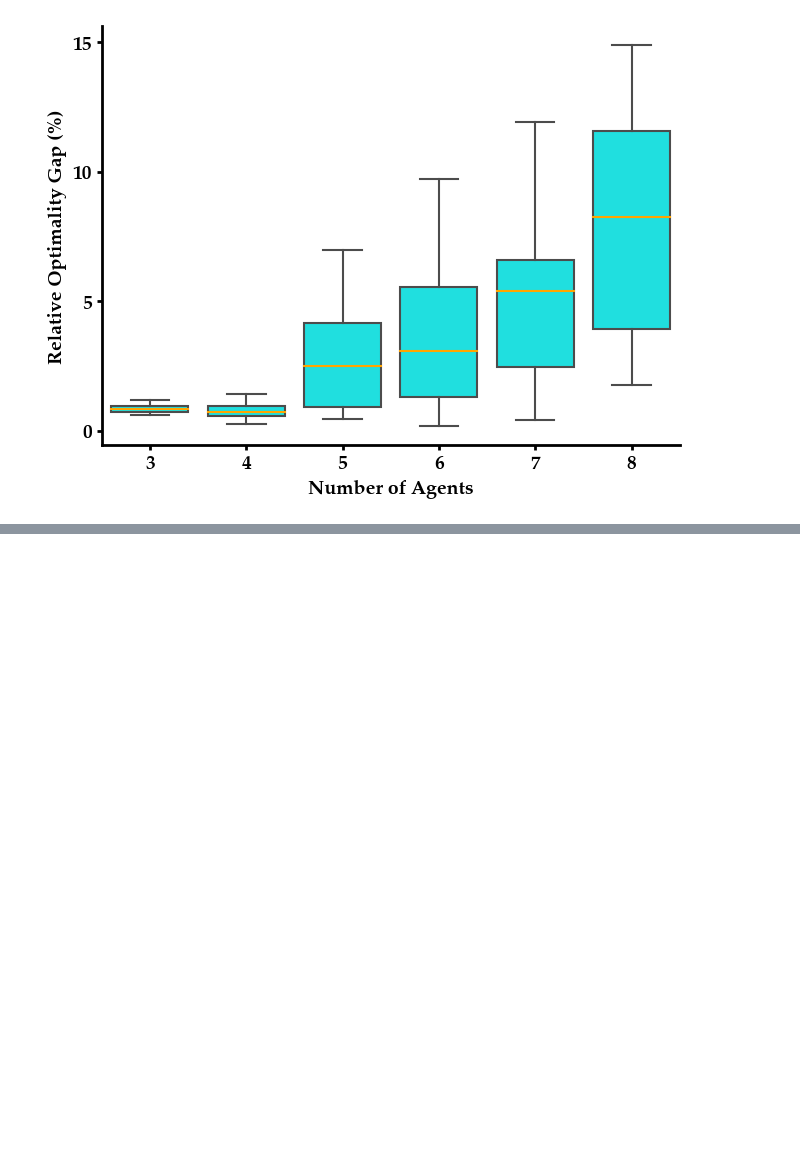
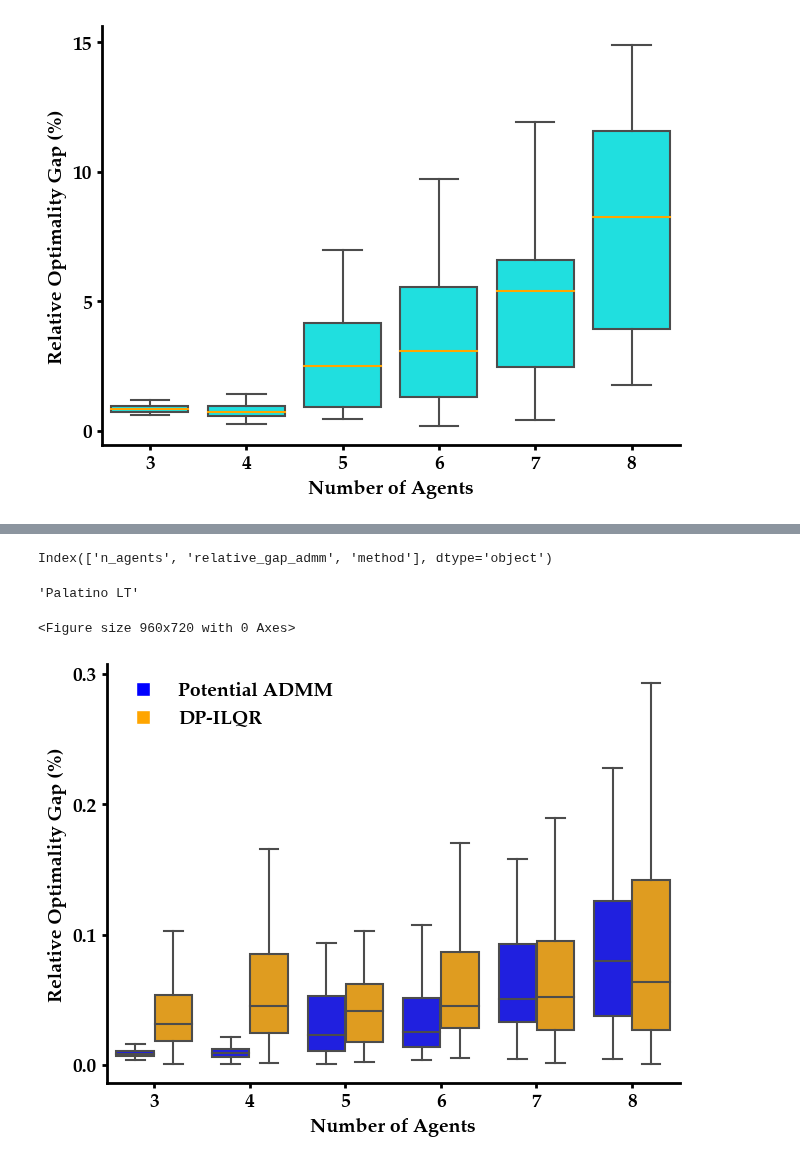
Before and after one commit to labicon/Potential-ADMM_code, a Jupyter notebook: distributed_ADMM/monte_carlo_analysis.ipynb, the cells around one changed output, grey strips where cells are left out. Cells and saved outputs as stored; diff of their text form; code cells hidden in the pictures; blank space fills up the shorter version.

Commit message:
added optimality comparison w/ ilqr

```diff
--- a/distributed_ADMM/monte_carlo_analysis.ipynb
+++ b/distributed_ADMM/monte_carlo_analysis.ipynb
@@ -257,0 +340,52 @@ plt.show()
+# %%
+optimality_combined_df = pd.read_excel('ilqr_df.xlsm', sheet_name='ilqr_df')
+# %%
+optimality_combined_df.columns
+# %% [output]
+Index(['n_agents', 'relative_gap_admm', 'method'], dtype='object')
+# %%
+font_family
+# %% [output]
+'Palatino LT'
+# %%
+# Create a color palette for the two methods
+colors = ['blue', 'orange']
+
+plt.figure(dpi=150)
+fig, ax = plt.subplots()
+
+# Explicitly set colors for each method
+sns.boxplot(x='n_agents', y='relative_gap_admm', data=optimality_combined_df, ax=ax, hue='method',
+            palette=colors, showfliers=False)
+sns.despine(right=True)
+
+# Increase linewidth of bottom and left spines
+for axis in ['bottom', 'left']:
+    ax.spines[axis].set_linewidth(2.0)
+
+ax.spines['top'].set_visible(False)
+ax.spines['right'].set_visible(False)
+
+# Increase tick width
+ax.tick_params(width=2.0)
+
+# Increase label and tick font sizes
+plt.xticks(fontname=font_family, size=14, weight='bold')
+plt.yticks(fontname=font_family, size=14, weight='bold')
+
+plt.ylabel('Relative Optimality Gap (%)', fontname=font_family, fontsize=14, weight='bold')
+plt.xlabel('Number of Agents', fontname=font_family, fontsize=14, weight='bold')
+
+ax.yaxis.set_major_locator(ticker.MaxNLocator(nbins=4))
+
+# Create a custom legend with boxes
+legend_labels = ['Potential ADMM', 'DP-ILQR']
+handles = [plt.Line2D([0], [0], marker='s', color='w', label=label, markerfacecolor=color, markersize=10)
+           for label, color in zip(legend_labels, colors)]
+plt.legend(handles=handles, frameon=False, prop={'family': font_family, 'weight': 'bold', 'size': 14})
+
+# Show the plot (optional)
+plt.show()
+# %% [output]
+<Figure size 960x720 with 0 Axes>
+[figure, added]
```
Also changed, not shown: parts of 17 cells of this notebook, 4 other files.
